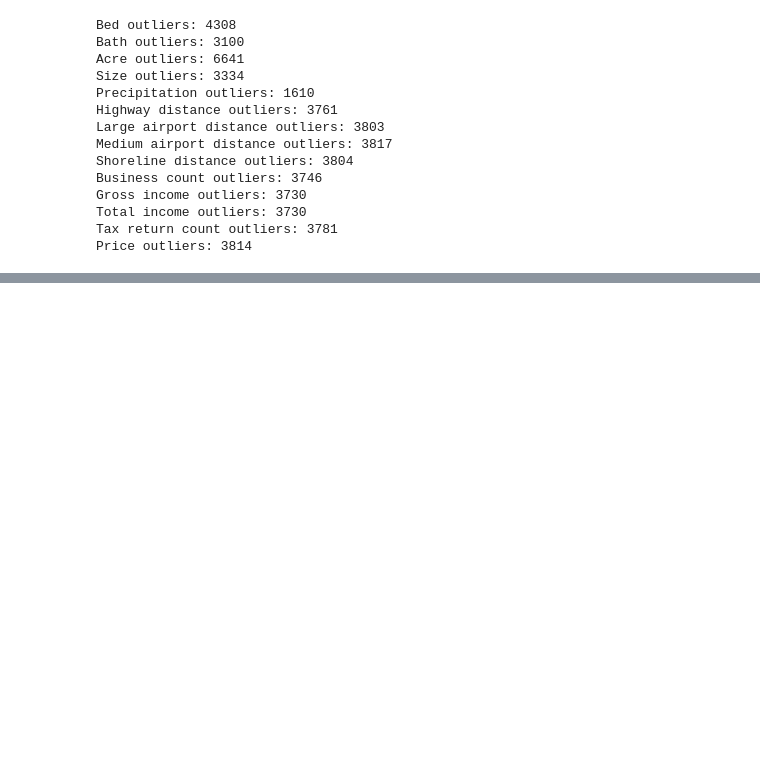
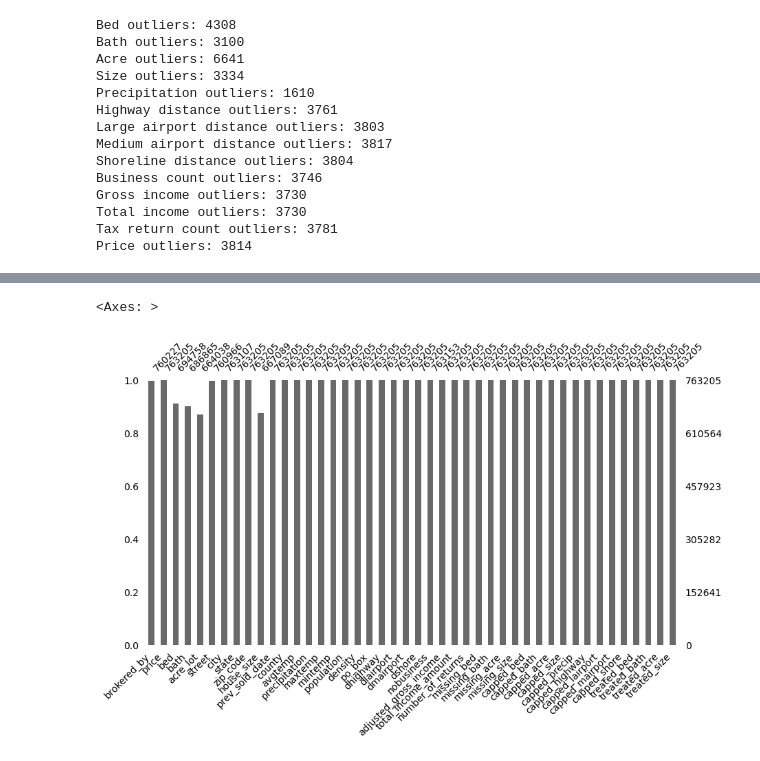
Before and after one commit to luke-dillon/PlacementProject, a Jupyter notebook: cleaning.ipynb, the cells around one changed output, grey strips where cells are left out. Drawn from its saved outputs; the diff is of its cells as text; code cells hidden in the pictures; blank space fills up the shorter version.

```diff
--- a/cleaning.ipynb
+++ b/cleaning.ipynb
@@ -236,0 +259,14 @@ sold_merged[sold_merged.house_size > (sold_merged.house_size.quantile(0.75) + 1.
+# %%
+bed_med = sold_merged.bed.median()
+bath_med = sold_merged.bath.median()
+acre_med = sold_merged.acre_lot.median()
+size_med = sold_merged.house_size.median()
+sold_merged['treated_bed'] = sold_merged['treated_bed'].where(~(sold_merged['missing_bed'] == 1), bed_med)
+sold_merged['treated_bath'] = sold_merged['treated_bath'].where(~(sold_merged['missing_bath'] == 1), bath_med)
+sold_merged['treated_acre'] = sold_merged['treated_acre'].where(~(sold_merged['missing_acre'] == 1), acre_med)
+sold_merged['treated_size'] = sold_merged['treated_size'].where(~(sold_merged['missing_size'] == 1), size_med)
+# %%
+missingno.bar(sold_merged, figsize = (10,5), fontsize = 10)
+# %% [output]
+<Axes: >
+[figure, added]
```
Also changed, not shown: parts of 16 cells of this notebook.
